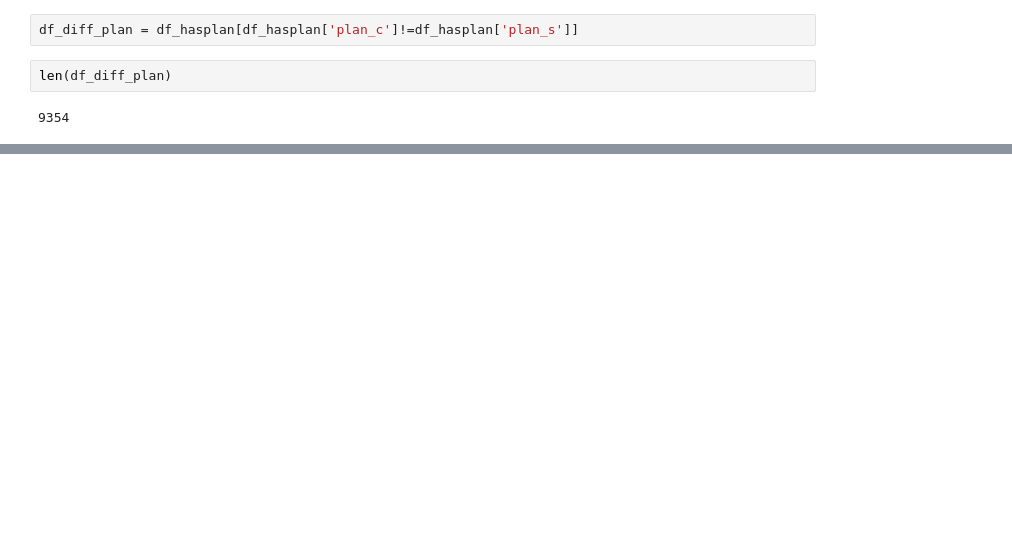
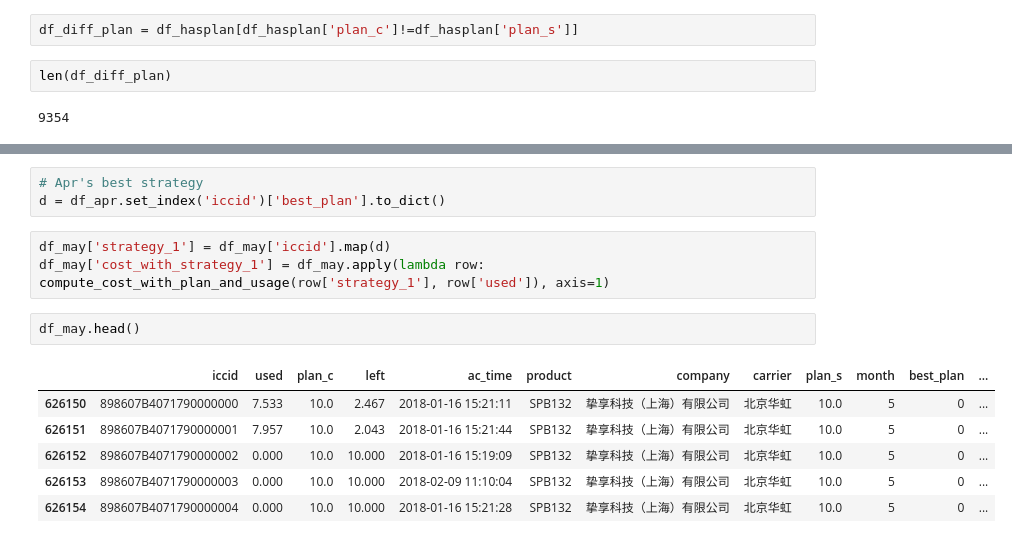
Before and after one commit to comsaint/DeviceUsageAnalysis, a Jupyter notebook: DataExplore.ipynb, the cells around one changed output, grey strips where cells are left out. Drawn from its saved outputs; the diff is of its cells as text; blank space fills up the shorter version.

```diff
--- a/DataExplore.ipynb
+++ b/DataExplore.ipynb
@@ -212,0 +156,15 @@ df_jun.describe()
+# %%
+# Apr's best strategy
+d = df_apr.set_index('iccid')['best_plan'].to_dict()
+# %%
+df_may['strategy_1'] = df_may['iccid'].map(d)
+df_may['cost_with_strategy_1'] = df_may.apply(lambda row: compute_cost_with_plan_and_usage(row['strategy_1'], row['used']), axis=1)
+# %%
+df_may.head()
+# %% [output]
+|  | iccid | used | plan_c | left | ac_time | product | company | carrier | plan_s | month | best_plan | ... |
+| 626150 | 898607B4071790000000 | 7.533 | 10.0 | 2.467 | 2018-01-16 15:21:11 | SPB132 | 挚享科技（上海）有限公司 | 北京华虹 | 10.0 | 5 | 0 | ... |
+| 626151 | 898607B4071790000001 | 7.957 | 10.0 | 2.043 | 2018-01-16 15:21:44 | SPB132 | 挚享科技（上海）有限公司 | 北京华虹 | 10.0 | 5 | 0 | ... |
+| 626152 | 898607B4071790000002 | 0.000 | 10.0 | 10.000 | 2018-01-16 15:19:09 | SPB132 | 挚享科技（上海）有限公司 | 北京华虹 | 10.0 | 5 | 0 | ... |
+| 626153 | 898607B4071790000003 | 0.000 | 10.0 | 10.000 | 2018-02-09 11:10:04 | SPB132 | 挚享科技（上海）有限公司 | 北京华虹 | 10.0 | 5 | 0 | ... |
+| 626154 | 898607B4071790000004 | 0.000 | 10.0 | 10.000 | 2018-01-16 15:21:28 | SPB132 | 挚享科技（上海）有限公司 | 北京华虹 | 10.0 | 5 | 0 | ... |
```
Also changed, not shown: parts of 49 cells of this notebook, 1 other file.
